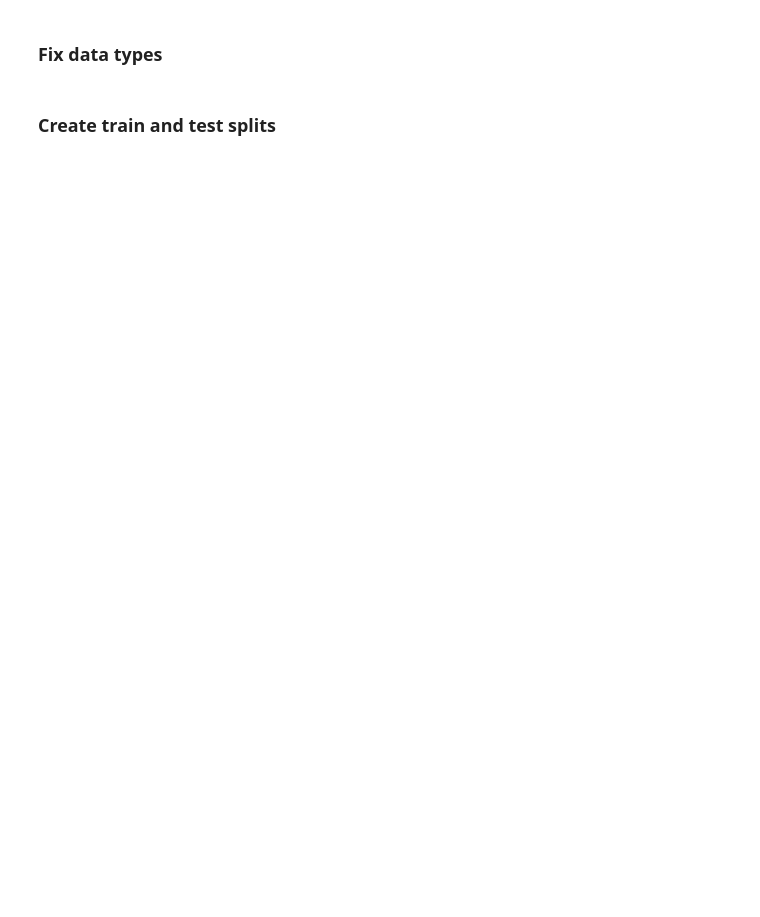
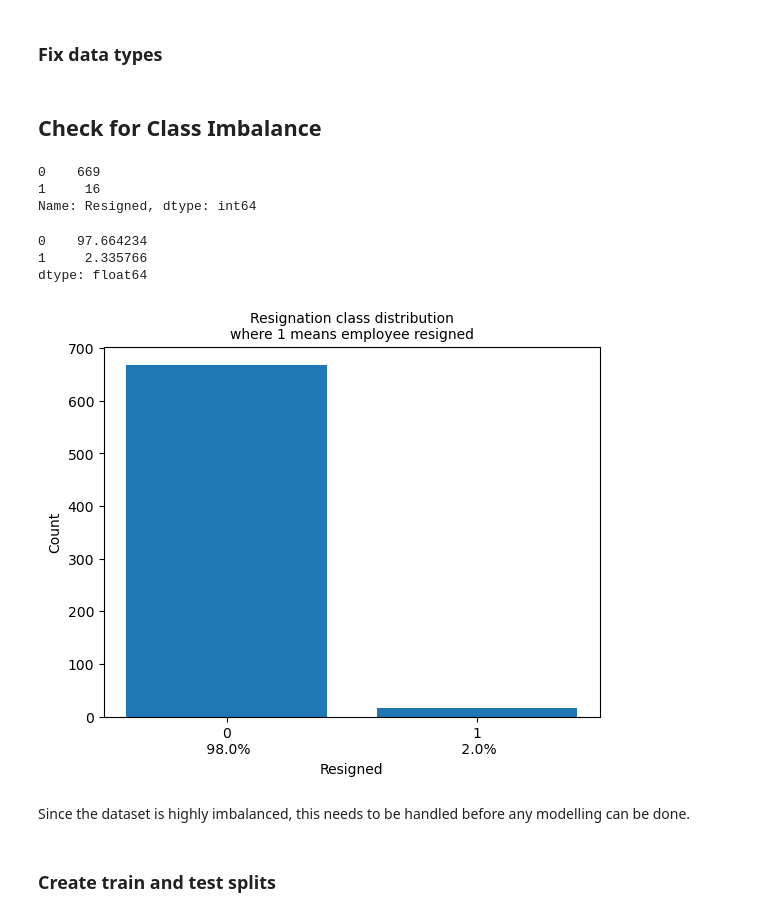
Before and after one commit to kyleanthonyr/Predicting-Employee-Attrition, a Jupyter notebook: notebooks/03-kar-preprocessing-and-training.ipynb, the cells around one changed output. Drawn from its saved outputs; the diff is of its cells as text; code cells hidden in the pictures; blank space fills up the shorter version.

Commit message:
feat: check for class imbalance preservation and standardizes X_test

```diff
--- a/notebooks/03-kar-preprocessing-and-training.ipynb
+++ b/notebooks/03-kar-preprocessing-and-training.ipynb
@@ -124,6 +208,41 @@ o_types = df.select_dtypes(include=['object'], exclude=['datetime']).columns.to_
 
 # convert to num type
 df[o_types] = df[o_types].apply(pd.to_numeric, errors='coerce')
+# %% [markdown]
+## Check for Class Imbalance
+# %%
+# get class counts
+class_counts = df['Resigned'].value_counts()
+class_counts
+# %% [output]
+0    669
+1     16
+Name: Resigned, dtype: int64
+# %%
+# format counts as a percentage of df
+class_percentages = pd.Series([(x/df.shape[0]) * 100.00 for x in class_counts])
+class_percentages
+# %% [output]
+0    97.664234
+1     2.335766
+dtype: float64
+# %%
+# visualize class balance
+
+fig, ax = plt.subplots()
+ax.bar(class_counts.index, class_counts)
+ax.set_xticks([0, 1])
+ax.set_xticklabels(class_percentages.index.astype(str) + '\n' + ' ' +
+                   class_percentages.round(0).astype(str) + '%')
+ax.set_ylabel('Count')
+ax.set_xlabel('Resigned')
+ax.set_title('Resignation class distribution\nwhere 1 means employee resigned',
+              fontsize = 10)
+plt.show()
+# %% [output]
+[figure, added]
+# %% [markdown]
+Since the dataset is highly imbalanced, this needs to be handled before any modelling can be done.
 # %% [markdown]
 ### Create train and test splits
 # %%
```
Also changed, not shown: parts of 26 cells of this notebook, 1 other file.
